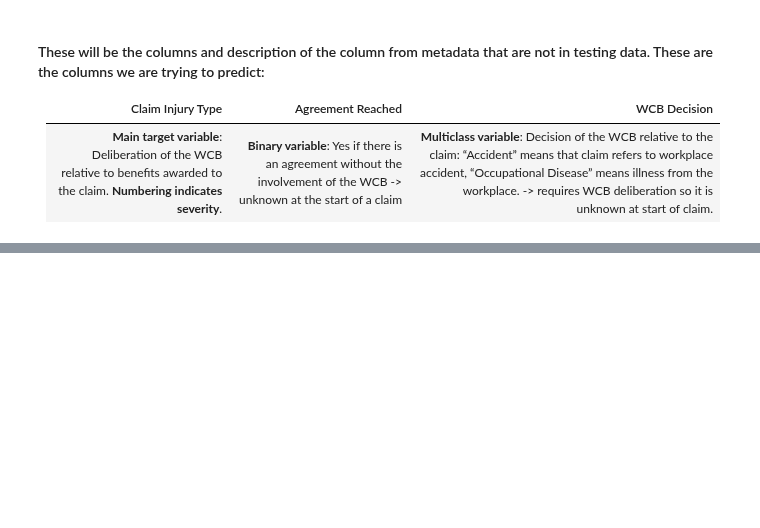
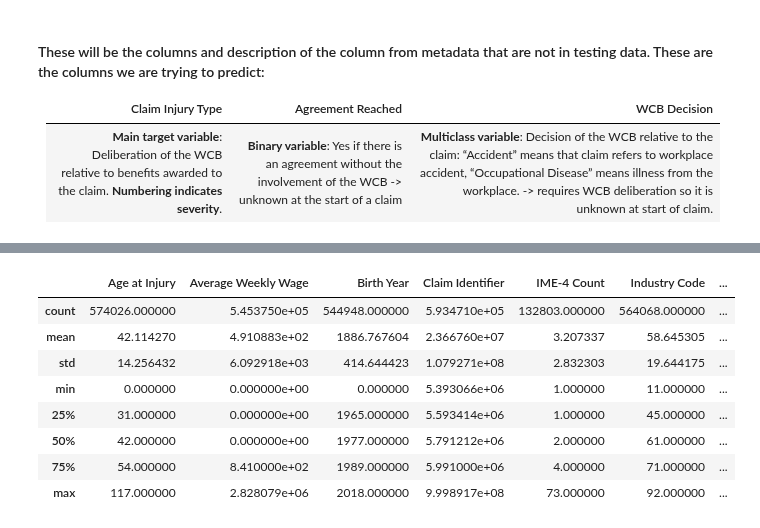
Before and after one commit to OnniMansikkamaki/ML_Project_G39_2024, a Jupyter notebook: codes/onni_data_exp.ipynb, the cells around one changed output, grey strips where cells are left out. Saved outputs shown, nothing was run; the diff lists cells and outputs as text; code cells hidden in the pictures; blank space fills up the shorter version.

Commit message:
Continued to study data variables

```diff
--- a/codes/onni_data_exp.ipynb
+++ b/codes/onni_data_exp.ipynb
@@ -64,0 +115,13 @@ We will try to predict these columns:
+# %%
+# Check the descriptive statistics for non-object values
+train_data.describe(exclude='object')
+# %% [output]
+|  | Age at Injury | Average Weekly Wage | Birth Year | Claim Identifier | IME-4 Count | Industry Code | ... |
+| count | 574026.000000 | 5.453750e+05 | 544948.000000 | 5.934710e+05 | 132803.000000 | 564068.000000 | ... |
+| mean | 42.114270 | 4.910883e+02 | 1886.767604 | 2.366760e+07 | 3.207337 | 58.645305 | ... |
+| std | 14.256432 | 6.092918e+03 | 414.644423 | 1.079271e+08 | 2.832303 | 19.644175 | ... |
+| min | 0.000000 | 0.000000e+00 | 0.000000 | 5.393066e+06 | 1.000000 | 11.000000 | ... |
+| 25% | 31.000000 | 0.000000e+00 | 1965.000000 | 5.593414e+06 | 1.000000 | 45.000000 | ... |
+| 50% | 42.000000 | 0.000000e+00 | 1977.000000 | 5.791212e+06 | 2.000000 | 61.000000 | ... |
+| 75% | 54.000000 | 8.410000e+02 | 1989.000000 | 5.991000e+06 | 4.000000 | 71.000000 | ... |
+| max | 117.000000 | 2.828079e+06 | 2018.000000 | 9.998917e+08 | 73.000000 | 92.000000 | ... |
```
Also changed, not shown: parts of 9 cells of this notebook.
